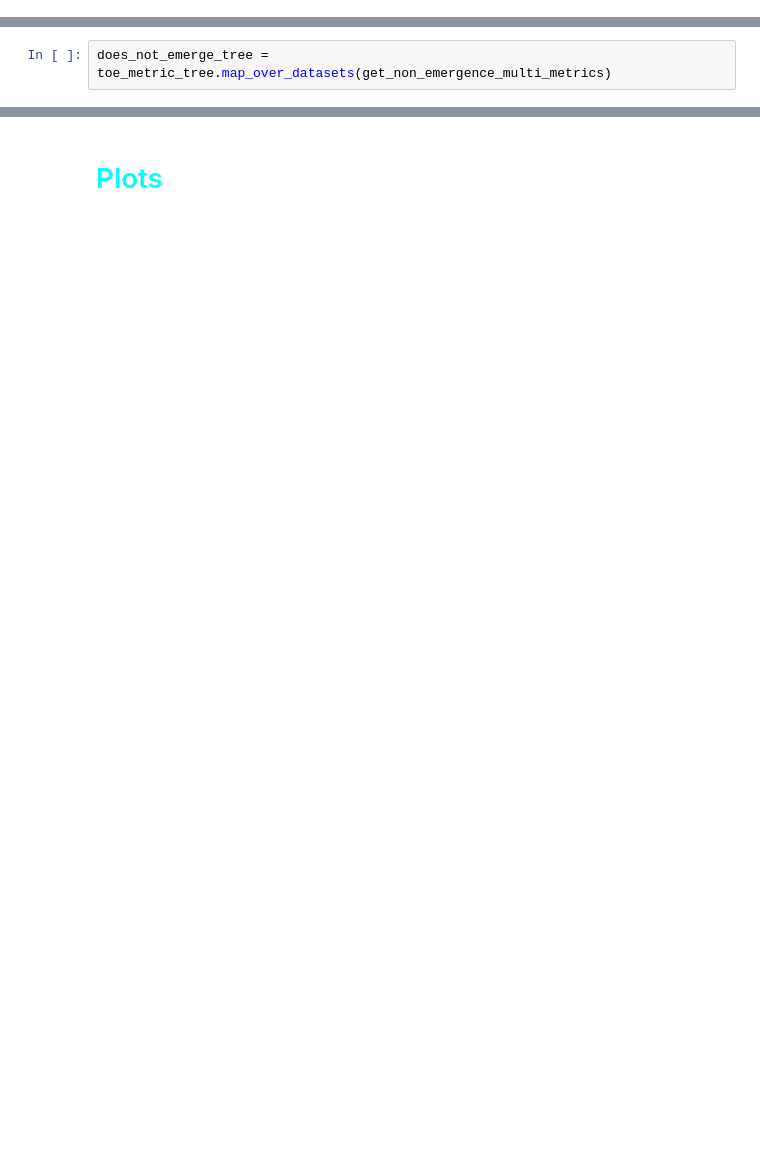
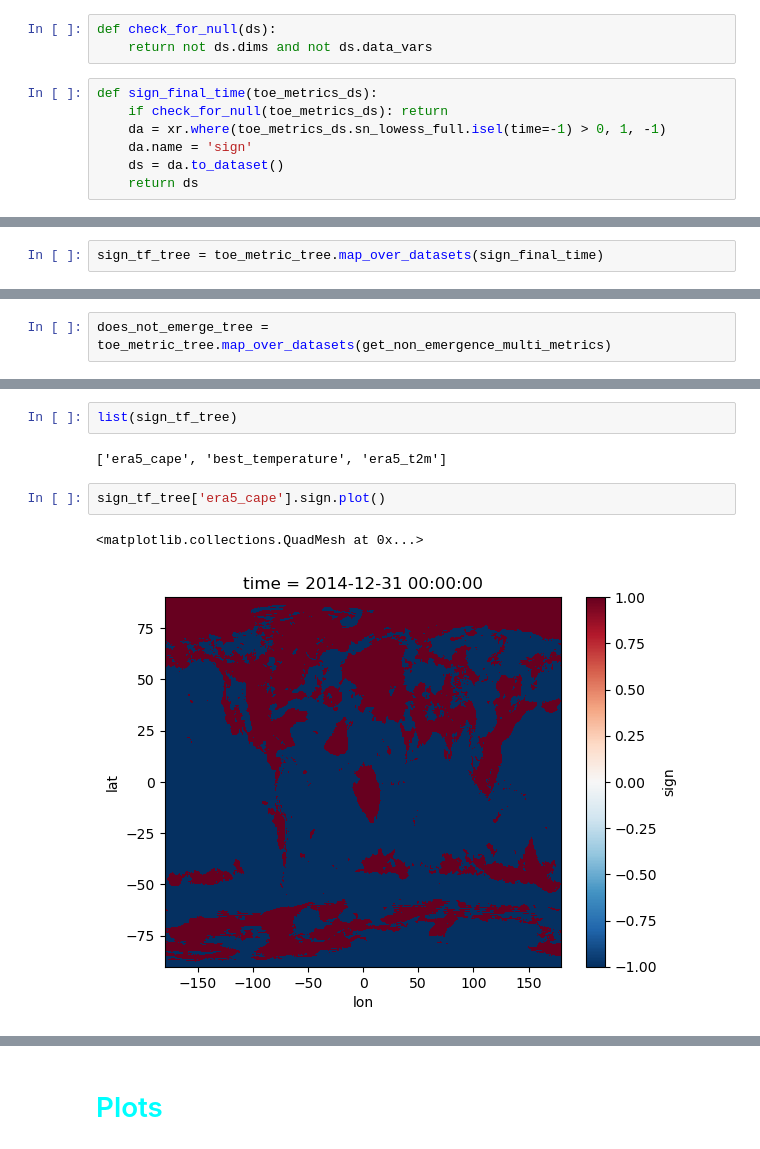
Before and after one commit to alexborowiak/time_of_emergene_drafts, a Jupyter notebook: toplevel_notebooks/05_toe_plots_v2.ipynb, the cells around one changed output, grey strips where cells are left out. Drawn from its saved outputs; the diff is of its cells as text; blank space fills up the shorter version.

```diff
--- a/toplevel_notebooks/05_toe_plots_v2.ipynb
+++ b/toplevel_notebooks/05_toe_plots_v2.ipynb
@@ -228,3 +278,13 @@ def get_permanent_exceedance_multi_metrics(toe_metrics_ds, logginglevel='ERROR')
     # Apply the simulation max threshold
     # toe_ds = xr.where(toe_ds < simulation_max, toe_ds, np.nan)
     return toe_ds
+# %%
+def check_for_null(ds):
+    return not ds.dims and not ds.data_vars
+# %%
+def sign_final_time(toe_metrics_ds):
+    if check_for_null(toe_metrics_ds): return
+    da = xr.where(toe_metrics_ds.sn_lowess_full.isel(time=-1) > 0, 1, -1)
+    da.name = 'sign'
+    ds = da.to_dataset()
+    return ds
@@ -230,0 +295,2 @@ def get_permanent_exceedance_multi_metrics(toe_metrics_ds, logginglevel='ERROR')
+# %%
+sign_tf_tree = toe_metric_tree.map_over_datasets(sign_final_time)
@@ -264,3 +330,12 @@ does_not_emerge_tree.best_temperature.to_dataset().to_array().plot(col='variable
+# %%
+list(sign_tf_tree)
+# %% [output]
+['era5_cape', 'best_temperature', 'era5_t2m']
+# %%
+sign_tf_tree['era5_cape'].sign.plot()
+# %% [output]
+<matplotlib.collections.QuadMesh at 0x...>
+[figure, added]
 # %%
 toe_tree.best_temperature.to_dataset().to_array().plot(col='variable', col_wrap=3)
 # %% [output]
```
Also changed, not shown: parts of 56 cells of this notebook.
